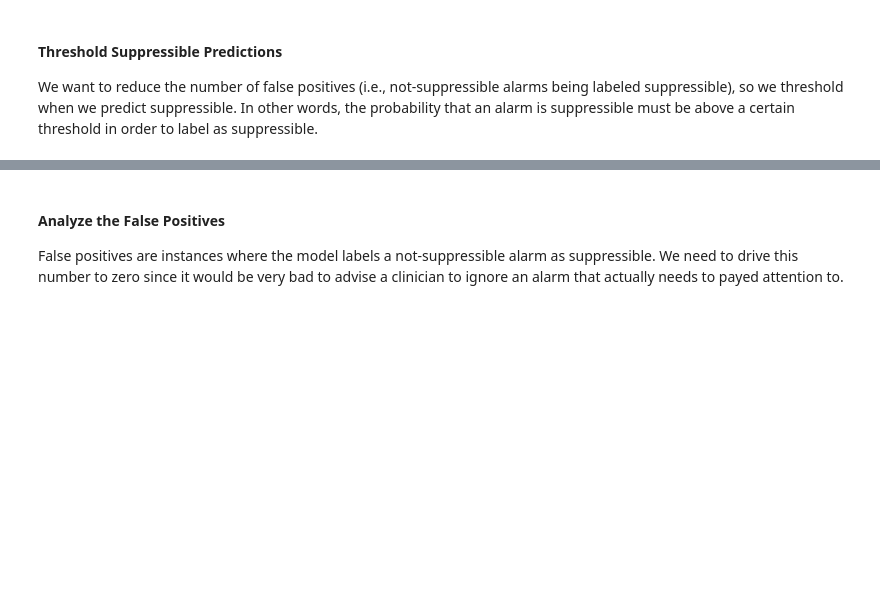
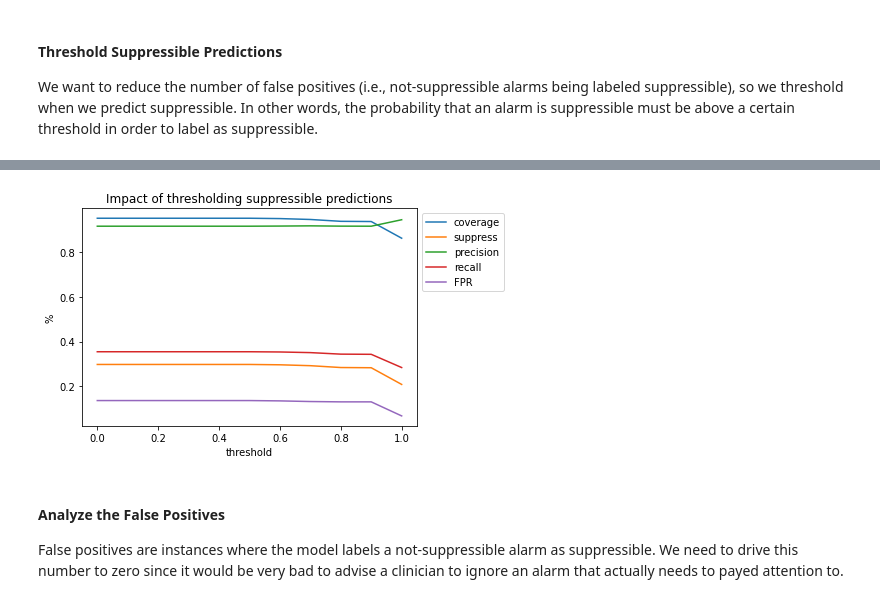
Before and after one commit to sfpugh/smart-alarm-learning-labels, a Jupyter notebook: learn_labels.ipynb, the cells around one changed output, grey strips where cells are left out. Saved outputs shown, nothing was run; the diff lists cells and outputs as text; code cells hidden in the pictures; blank space fills up the shorter version.

```diff
--- a/learn_labels.ipynb
+++ b/learn_labels.ipynb
@@ -973,2 +968,5 @@ Elapsed time:  1186.0949366092682
+# %%
+#np.save("L_alarms.npy", L_alarms)
+L_alarms = np.load("L_alarms.npy")
 # %% [markdown]
 ## Learn a Label Model
@@ -980,4 +1066,4 @@ L_train = L_alarms
 Y_train = alarms_df.true_label.values
 
 l_model = LabelModel(cardinality=2, verbose=True)
-l_model.fit(L_train, log_freq=100, seed=42)
+l_model.fit(L_train, n_epochs=100, log_freq=10, seed=42)
@@ -985,0 +1072,10 @@ l_model.fit(L_train, log_freq=100, seed=42)
+# %%
+# Predict labels with new model
+
+scores = l_model.score(L_train, Y=Y_train, metrics=["accuracy","coverage","precision","recall","f1","roc_auc"])
+Y_pred, Y_proba = l_model.predict(L_train, return_probs=True)
+
+print(confusion_matrix(Y_train, Y_pred))
+print("Abstain: ", np.sum(Y_pred == ABSTAIN) / len(Y_pred))
+print("Supress: ", np.sum(Y_pred == SUPPRESSIBLE) / len(Y_pred))
+print("Scores: ", scores)
@@ -1095,3 +1142,33 @@ Supress:  0.2670750382848392
+# %%
+thresholds = np.arange(0,1.1,0.1)
+coverage = []
+suppress = []
+precision = []
+recall = []
+fpr = []
+
+for threshold in thresholds:
+    new_Y_pred = np.apply_along_axis(predict_threshold, 1, Y_proba, threshold)
+    conf_mtx = confusion_matrix(Y_train, new_Y_pred)
+
+    coverage.append( np.sum(new_Y_pred != ABSTAIN) / len(new_Y_pred) )
+    suppress.append( np.sum(new_Y_pred == SUPPRESSIBLE) / len(new_Y_pred) )
+    precision.append( conf_mtx[2,2] / np.sum(conf_mtx[1:,2]) )
+    recall.append( conf_mtx[2,2] / np.sum(conf_mtx[2,1:]) )
+    fpr.append( 1 - (conf_mtx[1,1] / np.sum(conf_mtx[1,1:])) )
+# %%
+plt.plot(thresholds, coverage)
+plt.plot(thresholds, suppress)
+plt.plot(thresholds, precision)
+plt.plot(thresholds, recall)
+plt.plot(thresholds, fpr)
+plt.title("Impact of thresholding suppressible predictions")
+plt.xlabel("threshold")
+plt.ylabel("%")
+plt.legend(("coverage","suppress","precision","recall","FPR"), bbox_to_anchor=(1,1))
+plt.show()
+# %% [output]
+[figure, added]
 # %% [markdown]
 #### Analyze the False Positives
 False positives are instances where the model labels a not-suppressible alarm as suppressible. We need to drive this number to zero since it would be very bad to advise a clinician to ignore an alarm that actually needs to payed attention to.
```
Also changed, not shown: parts of 42 cells of this notebook.
